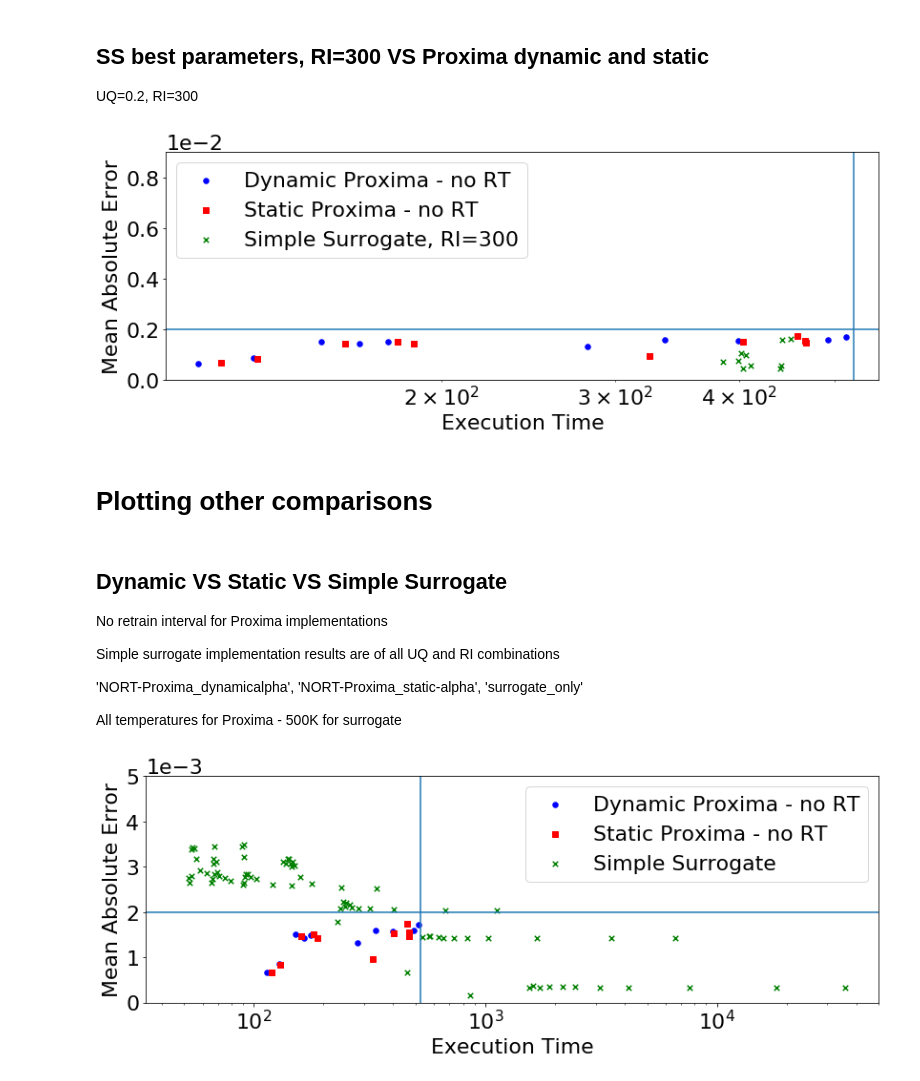
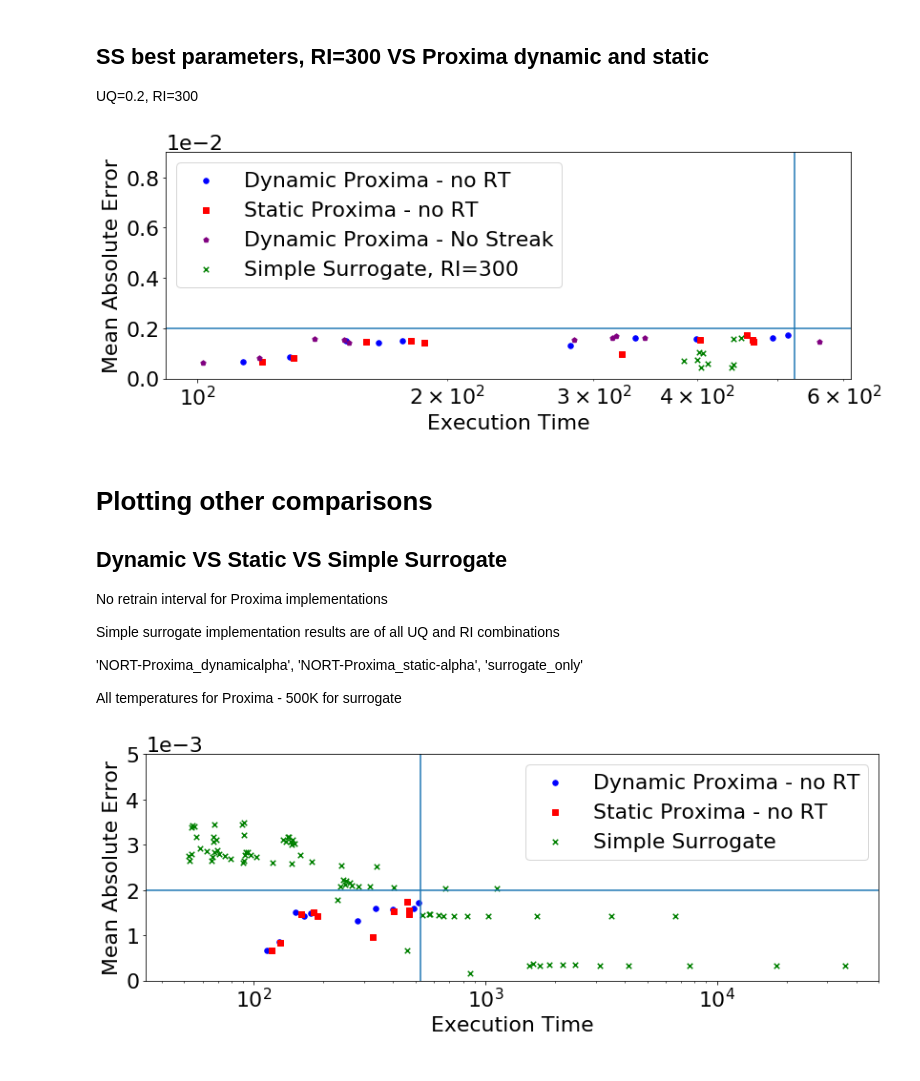
Before and after one commit to YulianaGomez/proxima_analysis, a Jupyter notebook: notebooks/Scatter_plot_method_comparison.ipynb, the cells around one changed output. Drawn from its saved outputs; the diff is of its cells as text; code cells hidden in the pictures.

Commit message:
new mae and temp charts, updated scripts with new graphs

```diff
--- a/notebooks/Scatter_plot_method_comparison.ipynb
+++ b/notebooks/Scatter_plot_method_comparison.ipynb
@@ -30,6 +30,8 @@ experiments = [
     "SS-UQ02_I50", ## Simple surrogate, uq: 0.2, All temps, RI: 50
     "SS-UQall_I50", ## Simple surrogate,, all UQ, Temp: 500, RI: 50
     "surrogate-all_params", ## Simple surrogate, all uq, all temps, RI: 1,50, 100,500
+    "dyn_nostreak", ##Proxima - dynamic alpha, no surrogate streak option
+
 ]
 root_path = "../proxima_data"
 # %% [markdown]
@@ -177,16 +168,17 @@ UQ=0.2, RI=300
 # %%
 cases = (
         {"df": results['NORT-Proxima_dynamicalpha'], "x":"time", "y":"mae", "color":'Blue', "label":'Dynamic Proxima - no RT', "marker":"o"},
-        {"df": results['NORT-Proxima_static-alpha'], "x":"time", "y":"mae", "color":'REd', "label":'Static Proxima - no RT', "marker":"s"},
+        {"df": results['NORT-Proxima_static-alpha'], "x":"time", "y":"mae", "color":'Red', "label":'Static Proxima - no RT', "marker":"s"},
+        {"df": results['dyn_nostreak'], "x":"time", "y":"mae", "color":'Purple', "label":'Dynamic Proxima - No Streak', "marker":"p"},
         {"df": results['SS_RI300'], "x":"time", "y":"mae", "color":'Green', "label":'Simple Surrogate, RI=300', "marker":"x"},
     )
 _plot_cases(cases)
-plt.savefig('Figures/ssbest_prox.png')
+plt.savefig('Figures/ThreeProx_scatter.png')
 # %% [output]
-[figure, old version]
+[figure, new version]
-# %% [markdown]
-# Plotting other comparisons
 # %% [markdown]
+# Plotting other comparisons
+
 ## Dynamic VS Static VS Simple Surrogate
 No retrain interval for Proxima implementations
 
```
Also changed, not shown: parts of 3 cells of this notebook, 2 other files.
